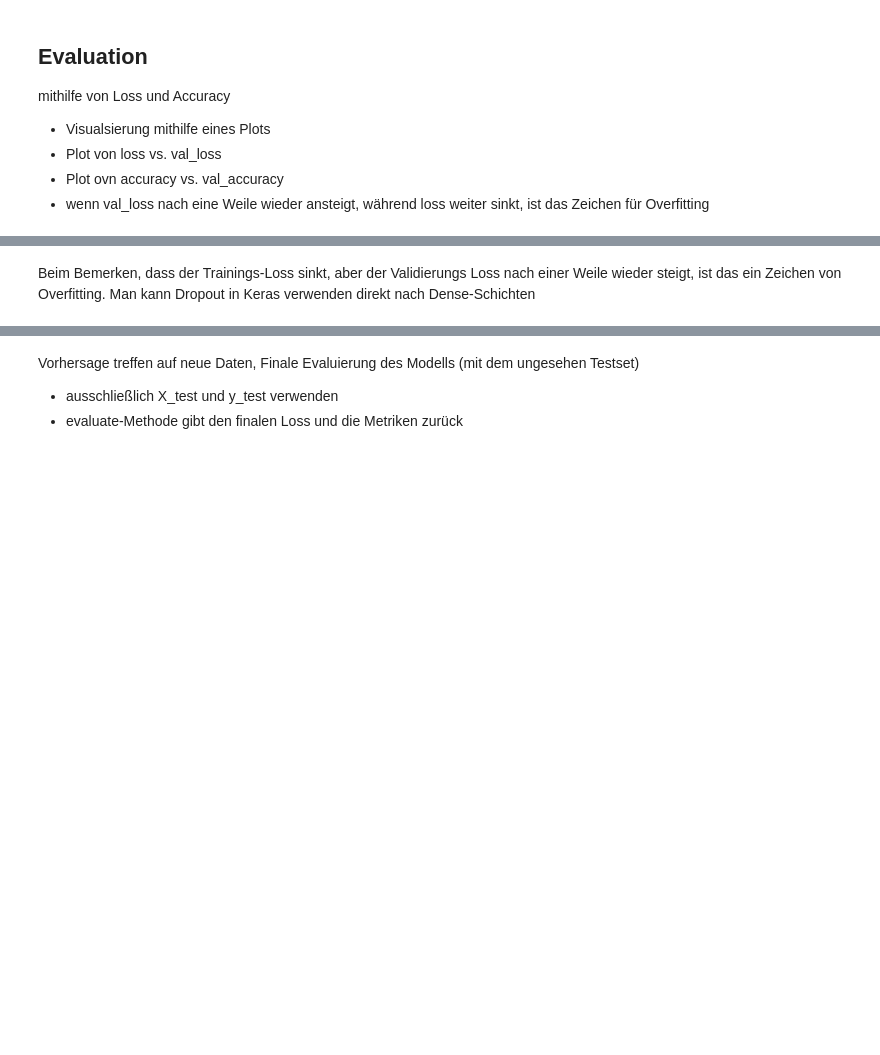
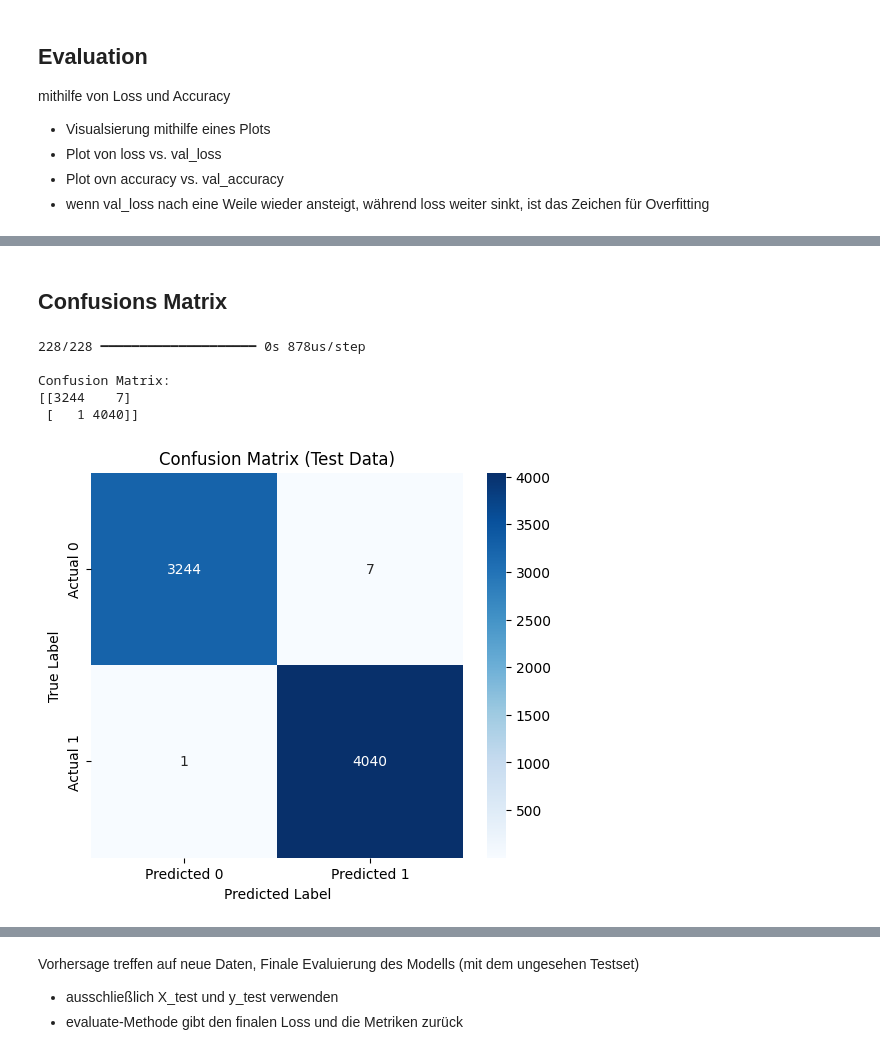
Before and after one commit to Dilek-prog/FederatedDeepLearning, a Jupyter notebook: FederatedMachineLearning.ipynb, the cells around one changed output, grey strips where cells are left out. Cells and saved outputs as stored; diff of their text form; code cells hidden in the pictures; blank space fills up the shorter version.

Commit message:
Model Prediction Probabilities

```diff
--- a/FederatedMachineLearning.ipynb
+++ b/FederatedMachineLearning.ipynb
@@ -454,2 +467,2 @@ Evaluierungsergebnisse auf den Testdaten:
-# %% [markdown]
-Beim Bemerken, dass der Trainings-Loss sinkt, aber der Validierungs Loss nach einer Weile wieder steigt, ist das ein Zeichen von Overfitting. Man kann Dropout in Keras verwenden direkt nach Dense-Schichten
+# %% [markdown]
+## Confusions Matrix
@@ -455,0 +472,27 @@ Beim Bemerken, dass der Trainings-Loss sinkt, aber der Validierungs Loss nach ei
+# %%
+y_pred_probabilities = model.predict(X_test)
+y_pred_binary = (y_pred_probabilities > 0.5).astype(int) #Schwellenwert 0.5, dann wird für jeden Wert in y_pred_probalities True ausgegeben
+
+cm = confusion_matrix(y_test, y_pred_binary)
+
+print("\nConfusion Matrix:")
+print(cm)
+
+plt.figure(figsize=(6,5))
+sns.heatmap(
+    cm, annot=True, fmt='d', cmap='Blues',
+    xticklabels=['Predicted 0', 'Predicted 1'],
+    yticklabels=['Actual 0', 'Actual 1']
+)
+
+plt.xlabel('Predicted Label')
+plt.ylabel('True Label')
+plt.title('Confusion Matrix (Test Data)')
+plt.show()
+# %% [output]
+228/228 ━━━━━━━━━━━━━━━━━━━━ 0s 878us/step
+
+Confusion Matrix:
+[[3244    7]
+ [   1 4040]]
+[figure, added]
```
Also changed, not shown: parts of 10 cells of this notebook.
